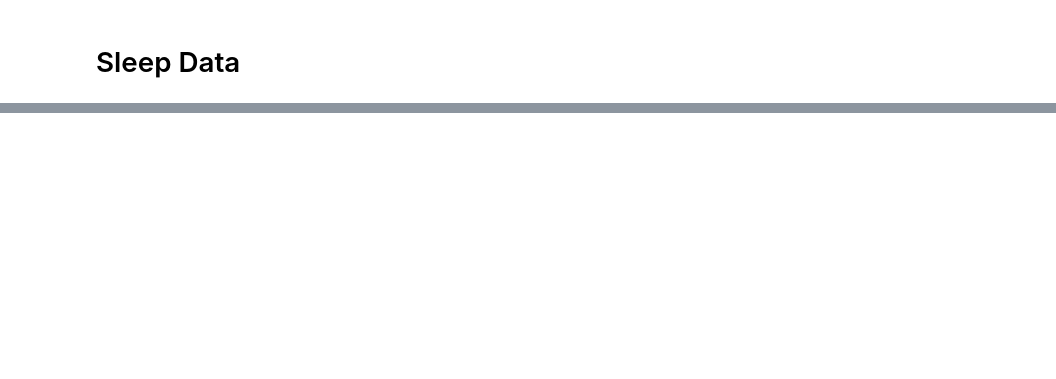
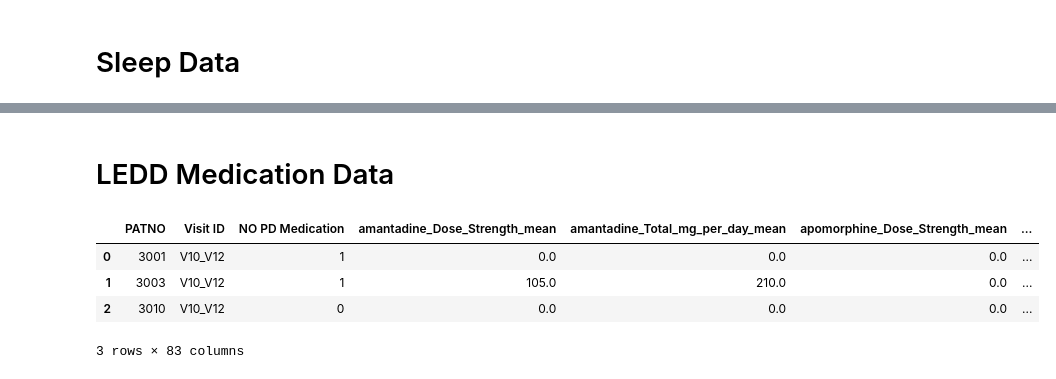
Before and after one commit to fserracrespi/PD_Project_UofL, a Jupyter notebook: PD_DATA/MODELS DEVELOPMENT/MODEL_DEVELOPMENT/data_split.ipynb, the cells around one changed output, grey strips where cells are left out. Saved outputs shown, nothing was run; the diff lists cells and outputs as text; code cells hidden in the pictures; blank space fills up the shorter version.

```diff
--- a/PD_DATA/MODELS DEVELOPMENT/MODEL_DEVELOPMENT/data_split.ipynb
+++ b/PD_DATA/MODELS DEVELOPMENT/MODEL_DEVELOPMENT/data_split.ipynb
@@ -104,0 +162,11 @@ Categorical Columns: ['Visit ID', 'Ortostatic_Hypotension', 'UPDRS_III_Progressi
+# %% [markdown]
+# LEDD Medication Data
+# %%
+ledd_data = pd.read_csv(ROOT / ledd)
+ledd_data.head(3)
+# %% [output]
+|  | PATNO | Visit ID | NO PD Medication | amantadine_Dose_Strength_mean | amantadine_Total_mg_per_day_mean | apomorphine_Dose_Strength_mean | ... |
+| 0 | 3001 | V10_V12 | 1 | 0.0 | 0.0 | 0.0 | ... |
+| 1 | 3003 | V10_V12 | 1 | 105.0 | 210.0 | 0.0 | ... |
+| 2 | 3010 | V10_V12 | 0 | 0.0 | 0.0 | 0.0 | ... |
+3 rows × 83 columns
```
Also changed, not shown: parts of 9 cells of this notebook, 10 other files.
